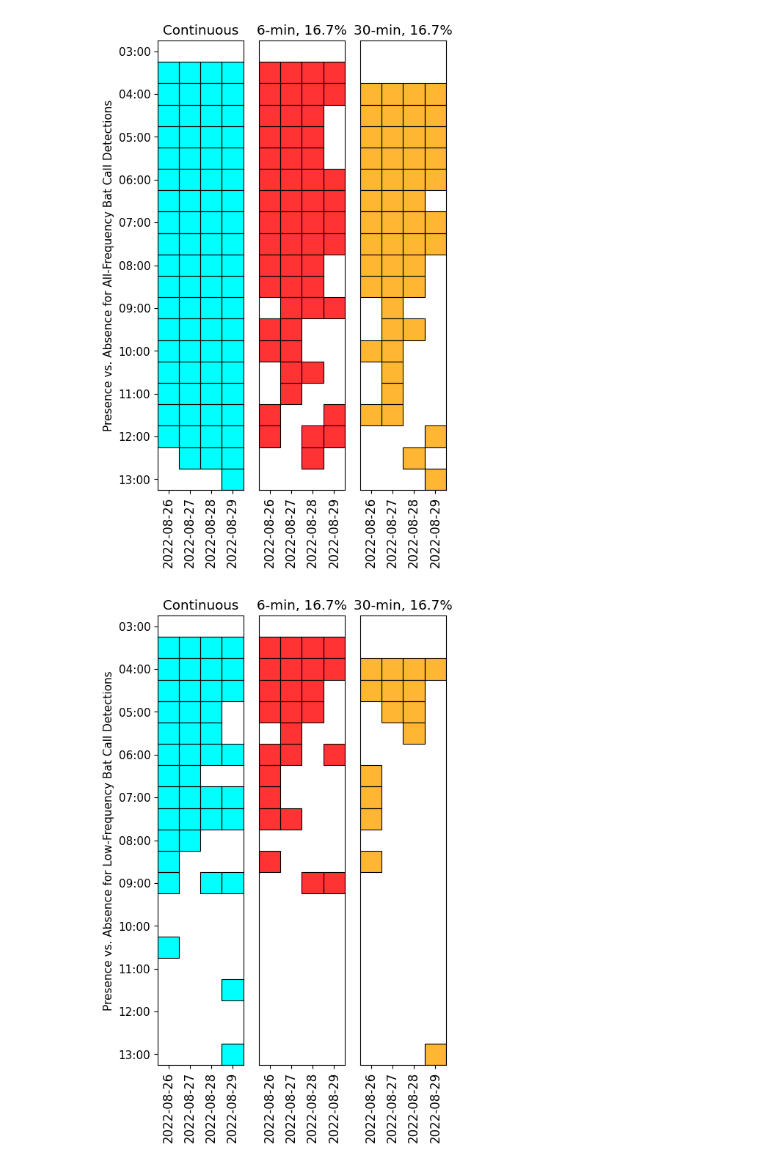
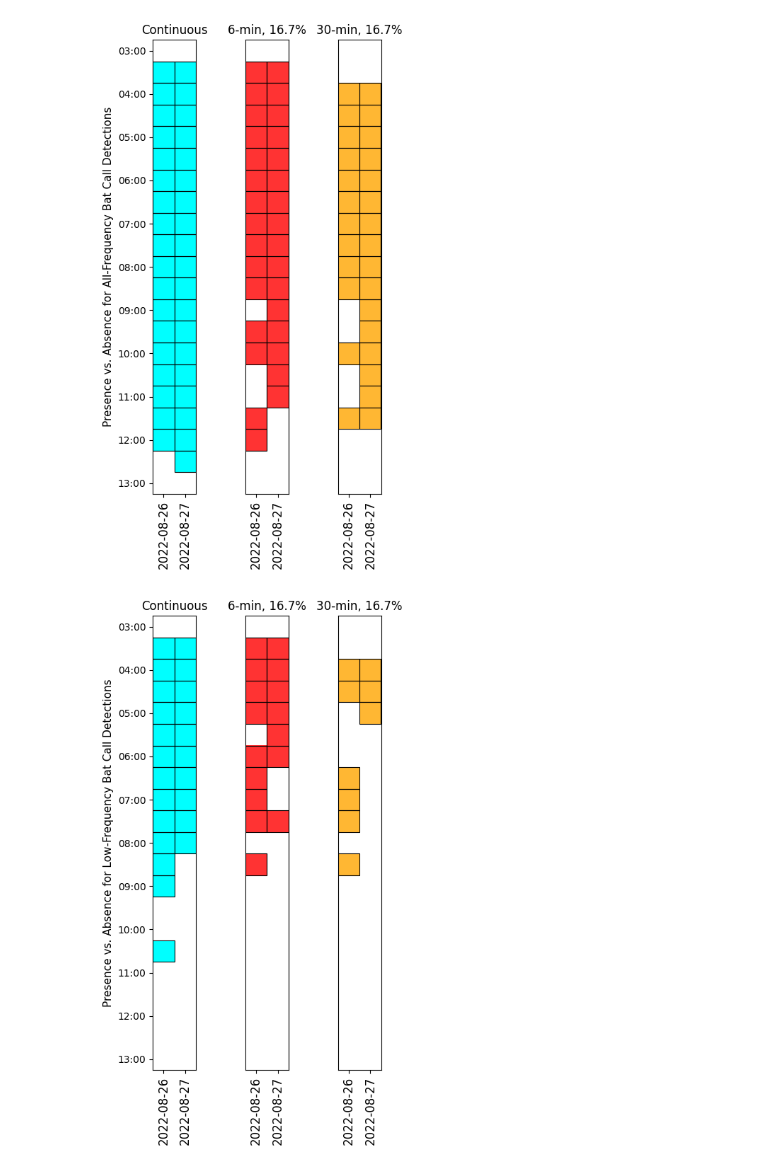
Before and after one commit to ctuguinay/bat-detector-msds, a Jupyter notebook: notebooks/msds_pipeline_for_summer.ipynb, the cells around one changed output. Cells and saved outputs as stored; diff of their text form; code cells hidden in the pictures.

```diff
--- a/notebooks/msds_pipeline_for_summer.ipynb
+++ b/notebooks/msds_pipeline_for_summer.ipynb
@@ -20,8 +20,8 @@ import src.subsampling as ss
 # %%
 input_dir = f'{Path.home()}/Documents/UBNA/Symposium/Recordings/SUMMER_2022/CentralPond'
 summer_audio_files = sorted(list(Path(input_dir).iterdir()))
-date = "20220829"
-dates = ["20220826", "20220827", "20220828", "20220829"]
+date = "20220826"
+dates = ["20220826", "20220827"]
 location = "Central Pond"
 # %%
 # ## Put together input parameters
@@ -245,4 +304,24 @@ for i, f_date in enumerate(dates):
         c_lfpresence_over_days = np.vstack((c_lfpresence_over_days, c_lfpresence))
         c_hfpresence_over_days = np.vstack((c_hfpresence_over_days, c_hfpresence))
 
-c_hfpresence_over_days
+
+if (len(c_presence_over_days.shape) == 1):
+    c_presence_over_days = c_presence_over_days.reshape((1, 21))
+if (len(presence1_over_days.shape) == 1):
+    presence1_over_days = presence1_over_days.reshape((1, 21))
+if (len(presence2_over_days.shape) == 1):
+    presence2_over_days = presence2_over_days.reshape((1, 21))
+
+if (len(c_lfpresence_over_days.shape) == 1):
+    c_lfpresence_over_days = c_lfpresence_over_days.reshape((1, 21))
+if (len(lfpresence1_over_days.shape) == 1):
+    lfpresence1_over_days = lfpresence1_over_days.reshape((1, 21))
+if (len(lfpresence2_over_days.shape) == 1):
+    lfpresence2_over_days = lfpresence2_over_days.reshape((1, 21))
+
+if (len(c_hfpresence_over_days.shape) == 1):
+    c_hfpresence_over_days = c_hfpresence_over_days.reshape((1, 21))
+if (len(hfpresence1_over_days.shape) == 1):
+    hfpresence1_over_days = hfpresence1_over_days.reshape((1, 21))
+if (len(hfpresence2_over_days.shape) == 1):
+    hfpresence2_over_days = hfpresence2_over_days.reshape((1, 21))
@@ -261,9 +331,11 @@ def rect(pos):
     plt.gca().add_patch(r)
 
 plt.figure(figsize=(5, 8))
-plt.rcParams.update({'font.size': 11})
+plt.rcParams.update({'font.size': 10})
 
 datetime_info = sorted(list(datetime_hour_min_info))
+date_info = sorted(list(datetime_date_info))
+
 time_ticks = np.arange(c_presence_over_days.shape[1])[::2]
 date_ticks = np.arange(c_presence_over_days.shape[0])
 
@@ -278,49 +350,46 @@ im = plt.imshow(masked_array, cmap=cmap)
 x, y = np.meshgrid(np.arange(plot_cp_overdays.shape[1]), np.arange(plot_cp_overdays.shape[0]))
 m = np.c_[x[plot_cp_overdays == 1], y[plot_cp_overdays == 1]]
 for pos in m:
-    rect(pos)
+     rect(pos)
 plt.yticks(time_ticks, datetime_info[::2])
-plt.xticks(date_ticks, sorted(list(datetime_date_info)), rotation=90, fontsize=12)
+plt.xticks(date_ticks, date_info, rotation=90, fontsize=12)
 
 plt.subplot(132)
 plt.title("6-min, 16.7%")
 plot_p1_overdays = presence1_over_days.T
 masked_array = np.ma.masked_where(plot_p1_overdays == 1, plot_p1_overdays)
 cmap = plt.get_cmap("Greys")  # Can be any colormap that you want after the cm
 cmap.set_bad(color='red', alpha=0.8)
 im = plt.imshow(masked_array, cmap=cmap)
 x, y = np.meshgrid(np.arange(plot_p1_overdays.shape[1]), np.arange(plot_p1_overdays.shape[0]))
 m = np.c_[x[plot_p1_overdays == 1], y[plot_p1_overdays == 1]]
 for pos in m:
     rect(pos)
 plt.yticks([], [])
-plt.xticks(date_ticks, sorted(list(datetime_date_info)), rotation=90, fontsize=12)
+plt.xticks(date_ticks, date_info, rotation=90, fontsize=12)
 
 plt.subplot(133)
 plt.title("30-min, 16.7%")
 plot_p2_overdays = presence2_over_days.T
 masked_array = np.ma.masked_where(plot_p2_overdays == 1, plot_p2_overdays)
 cmap = plt.get_cmap("Greys")  # Can be any colormap that you want after the cm
 cmap.set_bad(color='orange', alpha=0.8)
 im = plt.imshow(masked_array, cmap=cmap)
 x, y = np.meshgrid(np.arange(plot_p2_overdays.shape[1]), np.arange(plot_p2_overdays.shape[0]))
 m = np.c_[x[plot_p2_overdays == 1], y[plot_p2_overdays == 1]]
 for pos in m:
     rect(pos)
 plt.yticks([], [])
-plt.xticks(date_ticks, sorted(list(datetime_date_info)), rotation=90, fontsize=12)
+plt.xticks(date_ticks, date_info, rotation=90, fontsize=12)
 
 plt.tight_layout()
+plt.savefig(f'{Path.home()}/Documents/UBNA/Symposium/Figures/lf_&_hf_presence_absence_grid__{location.split()[0]}_{dates[-1]}_030000to130000_comparisons.png')
 plt.show()
 # %% [output]
-[figure, old version]
+[figure, new version]
 # %%
 plt.figure(figsize=(5, 8))
-plt.rcParams.update({'font.size': 11})
-
-datetime_info = sorted(list(datetime_hour_min_info))
-time_ticks = np.arange(c_presence_over_days.shape[1])[::2]
-date_ticks = np.arange(c_presence_over_days.shape[0])
+plt.rcParams.update({'font.size': 10})
 
 plt.subplot(131)
 plt.title("Continuous")
@@ -335,7 +404,7 @@ m = np.c_[x[plot_cp_overdays == 1], y[plot_cp_overdays == 1]]
 for pos in m:
     rect(pos)
 plt.yticks(time_ticks, datetime_info[::2])
-plt.xticks(date_ticks, sorted(list(datetime_date_info)), rotation=90, fontsize=12)
+plt.xticks(date_ticks, date_info, rotation=90, fontsize=12)
 
 plt.subplot(132)
 plt.title("6-min, 16.7%")
@@ -349,7 +418,7 @@ m = np.c_[x[plot_p1_overdays == 1], y[plot_p1_overdays == 1]]
 for pos in m:
     rect(pos)
 plt.yticks([], [])
-plt.xticks(date_ticks, sorted(list(datetime_date_info)), rotation=90, fontsize=12)
+plt.xticks(date_ticks, date_info, rotation=90, fontsize=12)
 
 plt.subplot(133)
 plt.title("30-min, 16.7%")
@@ -363,11 +432,12 @@ m = np.c_[x[plot_p2_overdays == 1], y[plot_p2_overdays == 1]]
 for pos in m:
     rect(pos)
 plt.yticks([], [])
-plt.xticks(date_ticks, sorted(list(datetime_date_info)), rotation=90, fontsize=12)
+plt.xticks(date_ticks, date_info, rotation=90, fontsize=12)
 
 plt.tight_layout()
+plt.savefig(f'{Path.home()}/Documents/UBNA/Symposium/Figures/lf_presence_absence_grid__{location.split()[0]}_{dates[-1]}_030000to130000_comparisons.png')
 plt.show()
 # %% [output]
-[figure, old version]
+[figure, new version]
 # %%
 plt.figure(figsize=(5, 8))
```
Also changed, not shown: parts of 16 cells of this notebook, 2 other files.
